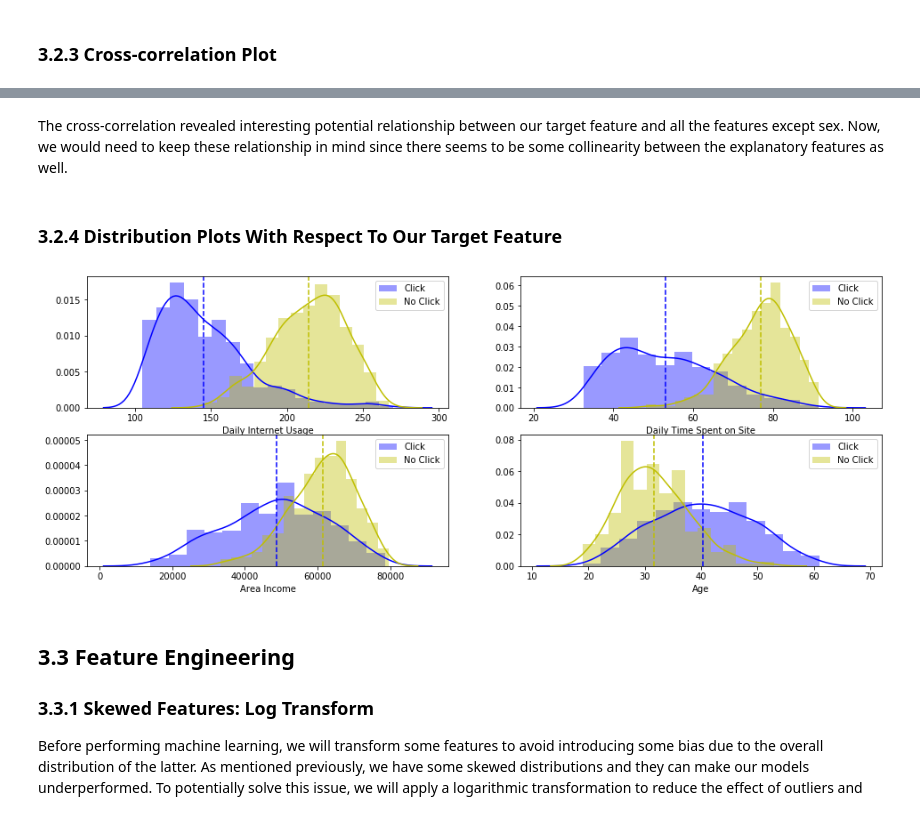
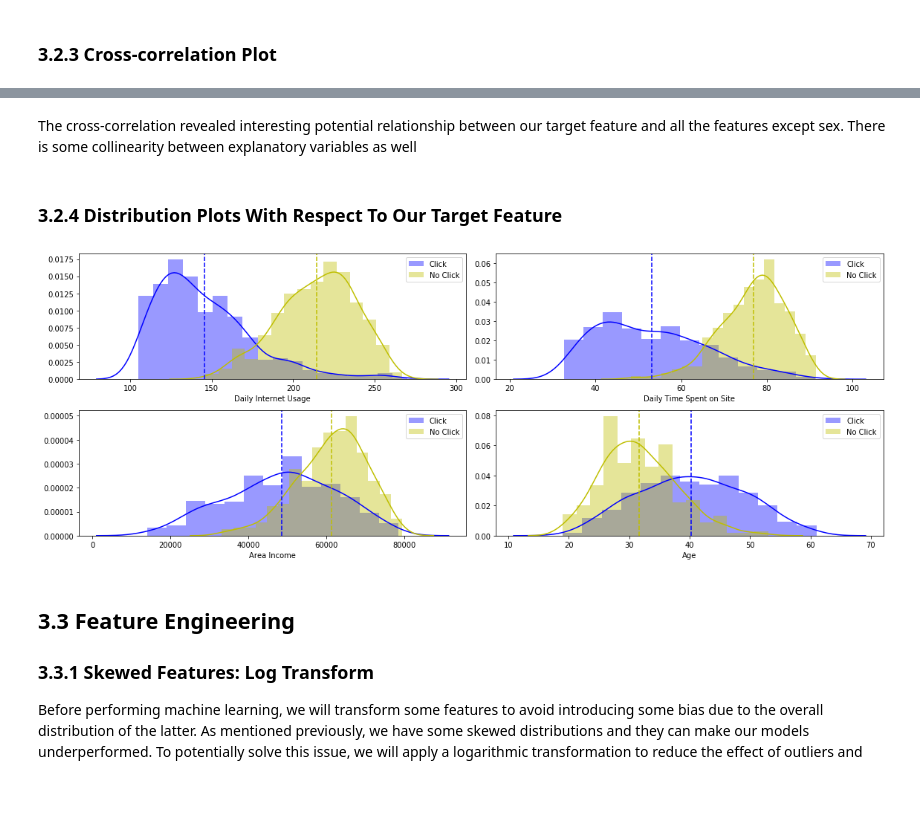
Before and after one commit to venkatsubramaniyan/Marketing-Campaign, a Jupyter notebook: AdvertisingV1.0.ipynb, the cells around one changed output, grey strips where cells are left out. Saved outputs shown, nothing was run; the diff lists cells and outputs as text; code cells hidden in the pictures.

```diff
--- a/AdvertisingV1.0.ipynb
+++ b/AdvertisingV1.0.ipynb
@@ -267,31 +274,32 @@ Male                                  0.026776  1.000000      -0.038952
 Clicked on Ad                        -0.786779 -0.038952       1.000000
 [figure]
 # %% [markdown]
-The cross-correlation revealed interesting potential relationship between our target feature and all the features except sex. Now, we would need to keep these relationship in mind since there seems to be some collinearity between the explanatory features as well.
+The cross-correlation revealed interesting potential relationship between our target feature and all the features except sex. There is some collinearity between explanatory variables as well
 # %% [markdown]
 ### 3.2.4 Distribution Plots With Respect To Our Target Feature
 # %%
 # Subsetting by clicks
 click_yes = Advertising_Data["Clicked on Ad"] == 1
 click_no = Advertising_Data["Clicked on Ad"] == 0
 
 # Creating the plots
 features = ["Daily Internet Usage", "Daily Time Spent on Site", "Area Income", "Age"]
 labels = ["Click", "No Click"]
 
 def creating_plots(features, labels):
     plt.figure(figsize=(16,6))
     for feature in features:
         plt.subplot(2, 2, features.index(feature)+1)
         sns.distplot(Advertising_Data[feature][click_yes], label=labels[0], color="b")
         sns.distplot(Advertising_Data[feature][click_no], label=labels[1], color="y")
         plt.axvline(Advertising_Data[feature][click_yes].mean(), linestyle = '--', color="b")
         plt.axvline(Advertising_Data[feature][click_no].mean(), linestyle = '--', color="y")
         plt.legend()
 
 creating_plots(features, labels)
+plt.tight_layout()
 # %% [output]
-[figure, old version]
+[figure, new version]
 # %% [markdown]
 ## 3.3 Feature Engineering
 ### 3.3.1 Skewed Features: Log Transform
```
Also changed, not shown: parts of 26 cells of this notebook.
